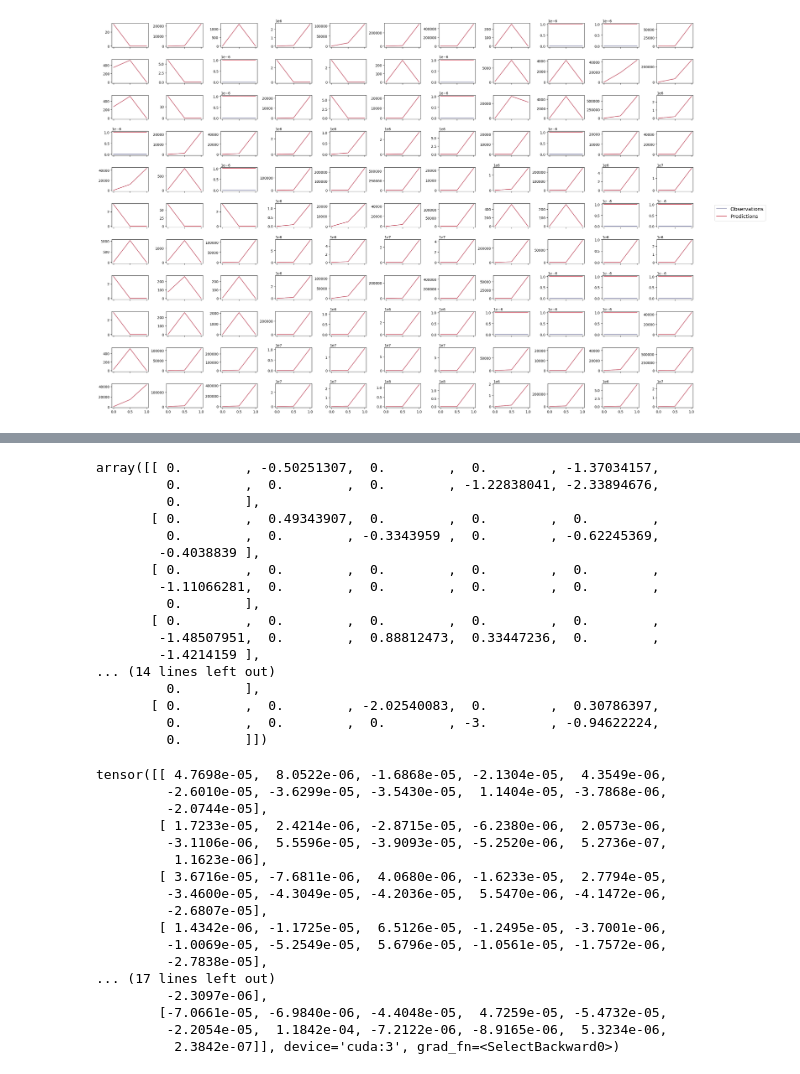
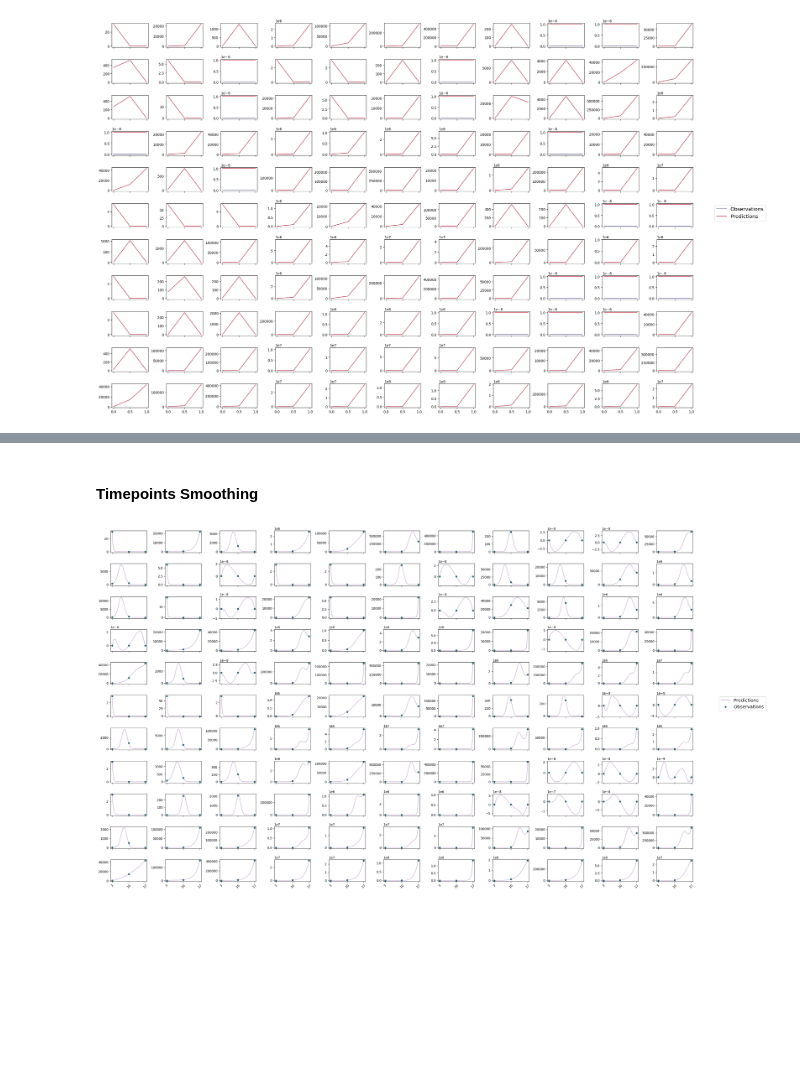
Before and after one commit to StatBiomed/clonaltrans, a Jupyter notebook: clonetrans obs.ipynb, the cells around one changed output, grey strips where cells are left out. Saved outputs shown, nothing was run; the diff lists cells and outputs as text; code cells hidden in the pictures; blank space fills up the shorter version.

```diff
--- a/clonetrans obs.ipynb
+++ b/clonetrans obs.ipynb
@@ -69,20 +59,0 @@ normalized_tensor = tensor_flat.reshape((10, 11))
-# %%
-normalized_tensor
-# %% [output]
-array([[ 0.        , -0.50251307,  0.        ,  0.        , -1.37034157,
-         0.        ,  0.        ,  0.        , -1.22838041, -2.33894676,
-         0.        ],
-       [ 0.        ,  0.49343907,  0.        ,  0.        ,  0.        ,
-         0.        ,  0.        , -0.3343959 ,  0.        , -0.62245369,
-        -0.4038839 ],
-       [ 0.        ,  0.        ,  0.        ,  0.        ,  0.        ,
-        -1.11066281,  0.        ,  0.        ,  0.        ,  0.        ,
-         0.        ],
-       [ 0.        ,  0.        ,  0.        ,  0.        ,  0.        ,
-        -1.48507951,  0.        ,  0.88812473,  0.33447236,  0.        ,
-        -1.4214159 ],
-... (14 lines left out)
-         0.        ],
-       [ 0.        ,  0.        , -2.02540083,  0.        ,  0.30786397,
-         0.        ,  0.        ,  0.        , -3.        , -0.94622224,
-         0.        ]])
@@ -95,23 +60,17 @@ torch.save(model, './model.pt')
+# %% [markdown]
+#### Timepoints Smoothing
 # %%
-import torch
 model = torch.load('./examples/Gelu_Alpha0.01_Beta0.01_Epoch2000_LR0.05_Log/model.pt')
+device = torch.device("cuda:3")
-# %%
-model.matrix_K[0]
-# %% [output]
-tensor([[ 4.7698e-05,  8.0522e-06, -1.6868e-05, -2.1304e-05,  4.3549e-06,
-         -2.6010e-05, -3.6299e-05, -3.5430e-05,  1.1404e-05, -3.7868e-06,
-         -2.0744e-05],
-        [ 1.7233e-05,  2.4214e-06, -2.8715e-05, -6.2380e-06,  2.0573e-06,
-         -3.1106e-06,  5.5596e-05, -3.9093e-05, -5.2520e-06,  5.2736e-07,
-          1.1623e-06],
-        [ 3.6716e-05, -7.6811e-06,  4.0680e-06, -1.6233e-05,  2.7794e-05,
-         -3.4600e-05, -4.3049e-05, -4.2036e-05,  5.5470e-06, -4.1472e-06,
-         -2.6807e-05],
-        [ 1.4342e-06, -1.1725e-05,  6.5126e-05, -1.2495e-05, -3.7001e-06,
-         -1.0069e-05, -5.2549e-05,  5.6796e-05, -1.0561e-05, -1.7572e-06,
-         -2.7838e-05],
-... (17 lines left out)
-         -2.3097e-06],
-        [-7.0661e-05, -6.9840e-06, -4.4048e-05,  4.7259e-05, -5.4732e-05,
-         -2.2054e-05,  1.1842e-04, -7.2122e-06, -8.9165e-06,  5.3234e-06,
-          2.3842e-07]], device='cuda:3', grad_fn=<SelectBackward0>)
+# %%
+from clonaltrans import pl
+t_observed = torch.tensor([3.0, 10.0, 17.0]).to(device)
+# t_observed = (t_observed - t_observed[0]) / (t_observed[-1] - t_observed[0])
+
+x = np.linspace(3, 17, 100)
+t_pred = torch.tensor(x).to(device)
+t_pred_norm = (t_pred - t_pred[0]) / (t_pred[-1] - t_pred[0])
+predictions = model.eval_model(t_pred_norm)
+pl.grid_visual_interpolate(model.N, predictions, t_observed, t_pred)
+# %% [output]
+[figure, added]
```
Also changed, not shown: parts of 8 cells of this notebook, 1 other file.
